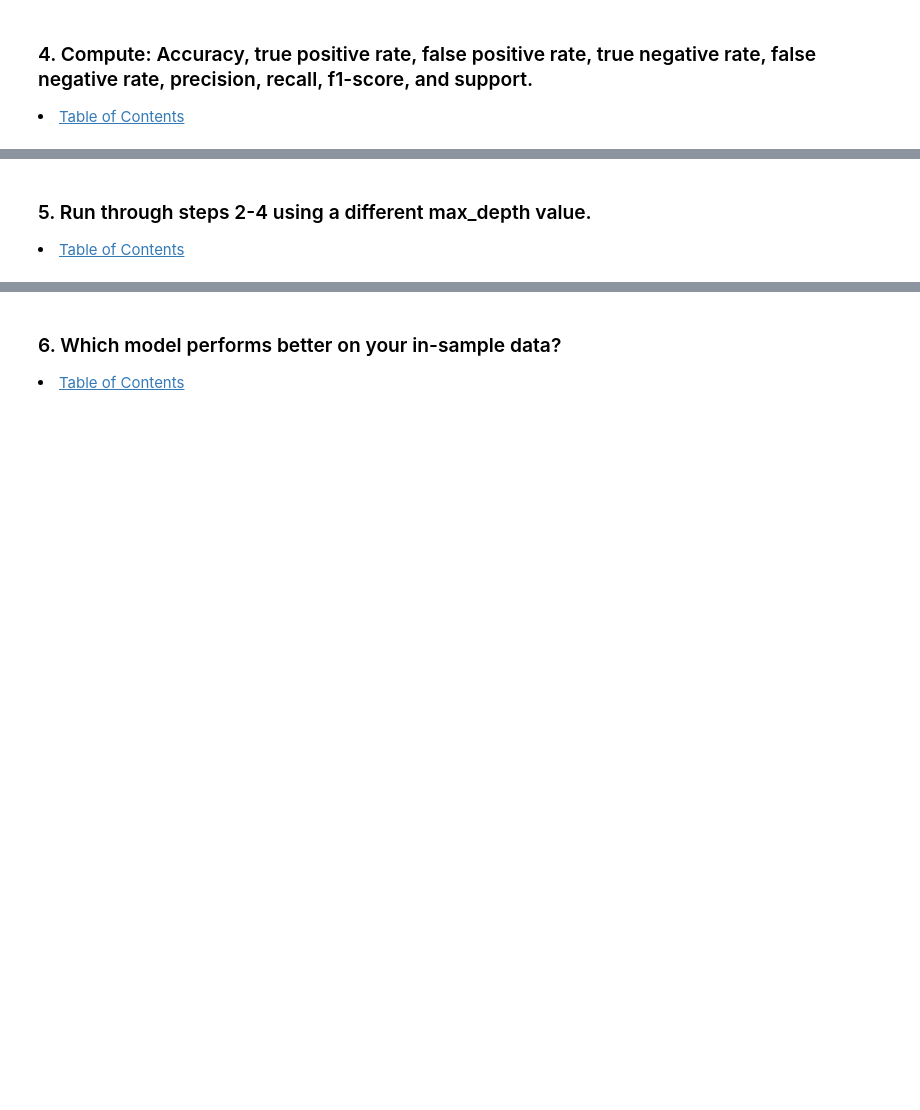
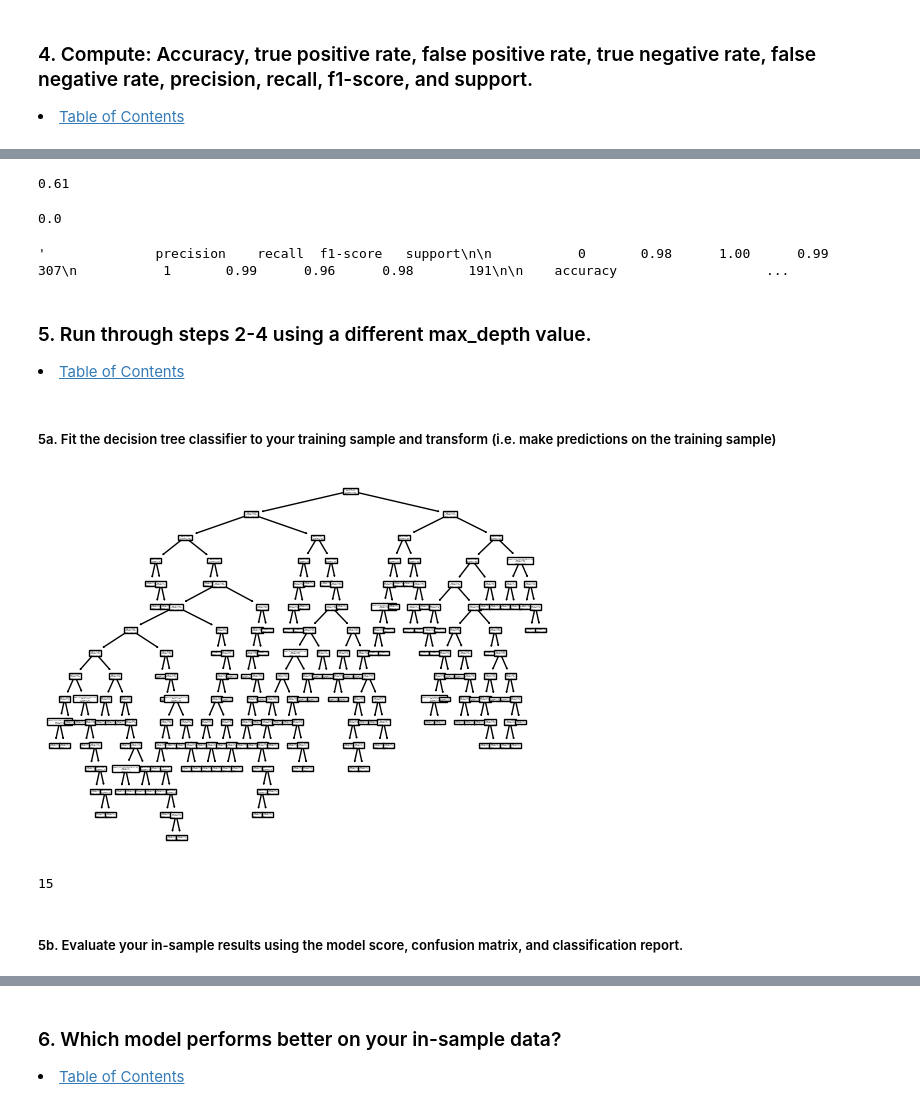
Before and after one commit to Jared-Wood135/classification-exercises, a Jupyter notebook: decision_tree.ipynb, the cells around one changed output, grey strips where cells are left out. Drawn from its saved outputs; the diff is of its cells as text; code cells hidden in the pictures; blank space fills up the shorter version.

```diff
--- a/decision_tree.ipynb
+++ b/decision_tree.ipynb
@@ -175,4 +198,28 @@ weighted avg       0.98      0.98      0.98       498
+# %%
+# True Negative Rate
+round(model1_dt_matrix[1, 1] / model1_dt_matrix.sum(), 2)
+# %% [output]
+0.61
+# %%
+# False Negative Rate
+round(model1_dt_matrix[1, 0] / model1_dt_matrix.sum(), 2)
+# %% [output]
+0.0
+# %%
+classification_report(titanic_models.actual, model1_dt)
+# %% [output]
+'              precision    recall  f1-score   support\n\n           0       0.98      1.00      0.99       307\n           1       0.99      0.96      0.98       191\n\n    accuracy                   ...
 # %% [markdown]
 <a id='Q5'></a>
 ### 5. Run through steps 2-4 using a different max_depth value.
 <li><a href='#TableOfContents'>Table of Contents</a></li>
+# %% [markdown]
+##### 5a. Fit the decision tree classifier to your training sample and transform (i.e. make predictions on the training sample)
+# %%
+# No restricion depth = 15
+plot_tree(clf1, feature_names=x_titanic)
+plt.show()
+clf1.tree_.max_depth
+# %% [output]
+[figure, added]
+15
@@ -178,0 +232,2 @@ weighted avg       0.98      0.98      0.98       498
+# %% [markdown]
+##### 5b. Evaluate your in-sample results using the model score, confusion matrix, and classification report.
```
Also changed, not shown: parts of 15 cells of this notebook.
